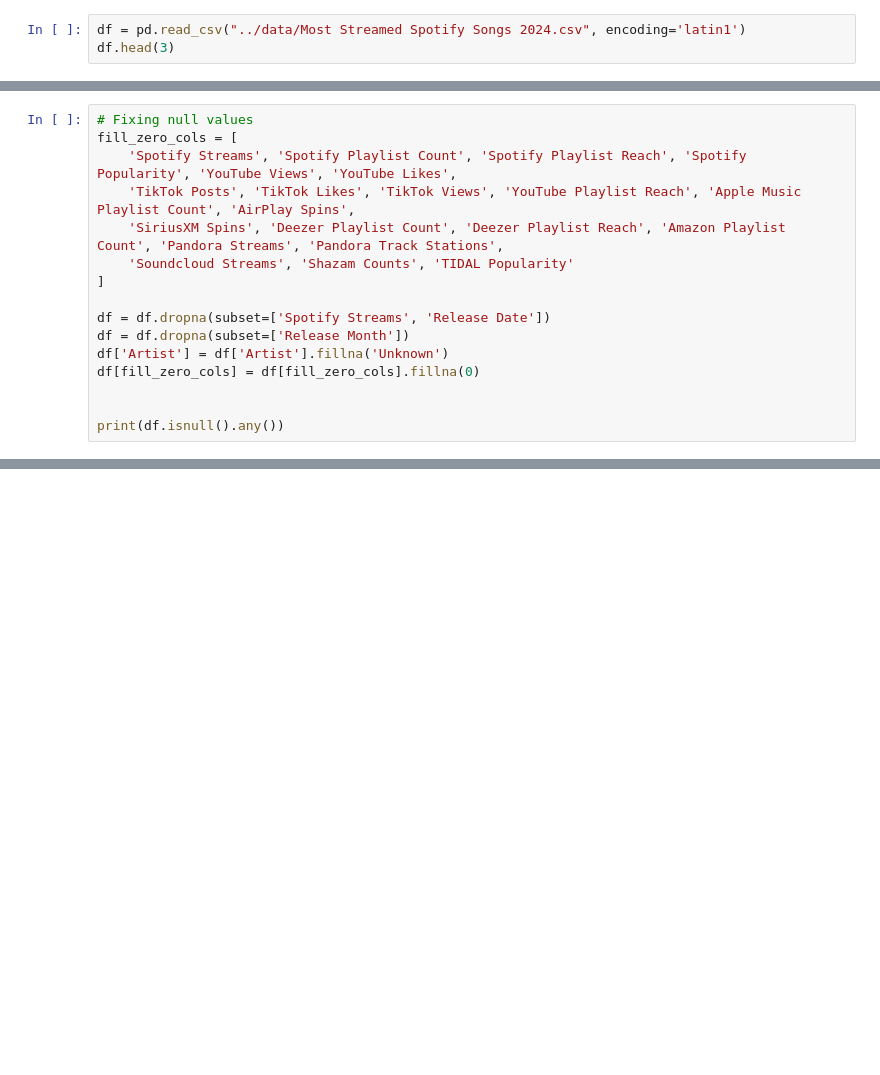
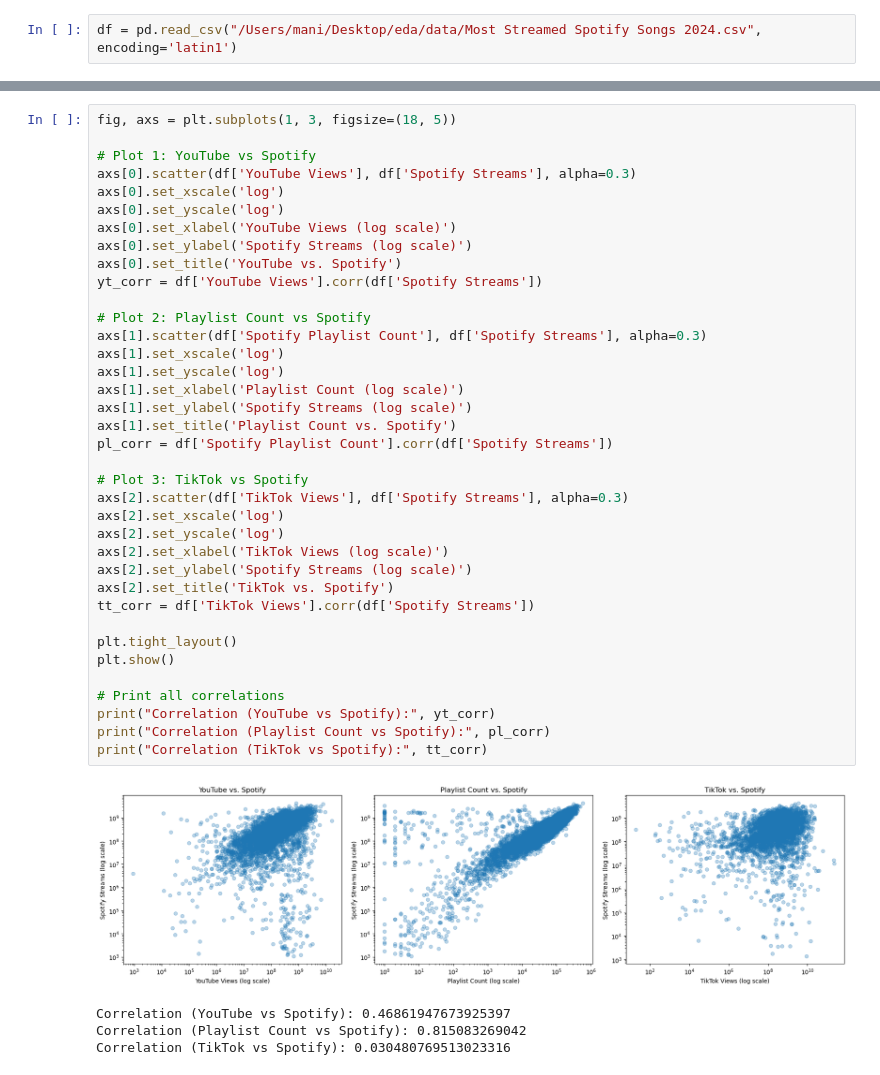
Before and after one commit to mani-atwal/Most-Streamed-Spotify-Songs-2024-Exploratory-Data-Analysis, a Jupyter notebook: final_project.ipynb, the cells around one changed output, grey strips where cells are left out. Drawn from its saved outputs; the diff is of its cells as text; blank space fills up the shorter version.

Commit message:
Initial visualizations and insights

```diff
--- a/final_project.ipynb
+++ b/final_project.ipynb
@@ -5,3 +8,2 @@ import plotly.express as px
 # %%
-df = pd.read_csv("../data/Most Streamed Spotify Songs 2024.csv", encoding='latin1')
-df.head(3)
+df = pd.read_csv("/Users/mani/Desktop/eda/data/Most Streamed Spotify Songs 2024.csv", encoding='latin1')
@@ -67,16 +38,0 @@ df['Release Date'] = pd.to_datetime(df['Release Date'], errors='coerce')
-# %%
-# Fixing null values
-fill_zero_cols = [
-    'Spotify Streams', 'Spotify Playlist Count', 'Spotify Playlist Reach', 'Spotify Popularity', 'YouTube Views', 'YouTube Likes',
-    'TikTok Posts', 'TikTok Likes', 'TikTok Views', 'YouTube Playlist Reach', 'Apple Music Playlist Count', 'AirPlay Spins',
-    'SiriusXM Spins', 'Deezer Playlist Count', 'Deezer Playlist Reach', 'Amazon Playlist Count', 'Pandora Streams', 'Pandora Track Stations',
-    'Soundcloud Streams', 'Shazam Counts', 'TIDAL Popularity'
-]
-
-df = df.dropna(subset=['Spotify Streams', 'Release Date'])
-df = df.dropna(subset=['Release Month'])
-df['Artist'] = df['Artist'].fillna('Unknown')
-df[fill_zero_cols] = df[fill_zero_cols].fillna(0)
-
-
-print(df.isnull().any())
@@ -100,0 +117,42 @@ dtype: bool
+# %%
+fig, axs = plt.subplots(1, 3, figsize=(18, 5))
+
+# Plot 1: YouTube vs Spotify
+axs[0].scatter(df['YouTube Views'], df['Spotify Streams'], alpha=0.3)
+axs[0].set_xscale('log')
+axs[0].set_yscale('log')
+axs[0].set_xlabel('YouTube Views (log scale)')
+axs[0].set_ylabel('Spotify Streams (log scale)')
+axs[0].set_title('YouTube vs. Spotify')
+yt_corr = df['YouTube Views'].corr(df['Spotify Streams'])
+
+# Plot 2: Playlist Count vs Spotify
+axs[1].scatter(df['Spotify Playlist Count'], df['Spotify Streams'], alpha=0.3)
+axs[1].set_xscale('log')
+axs[1].set_yscale('log')
+axs[1].set_xlabel('Playlist Count (log scale)')
+axs[1].set_ylabel('Spotify Streams (log scale)')
+axs[1].set_title('Playlist Count vs. Spotify')
+pl_corr = df['Spotify Playlist Count'].corr(df['Spotify Streams'])
+
+# Plot 3: TikTok vs Spotify
+axs[2].scatter(df['TikTok Views'], df['Spotify Streams'], alpha=0.3)
+axs[2].set_xscale('log')
+axs[2].set_yscale('log')
+axs[2].set_xlabel('TikTok Views (log scale)')
+axs[2].set_ylabel('Spotify Streams (log scale)')
+axs[2].set_title('TikTok vs. Spotify')
+tt_corr = df['TikTok Views'].corr(df['Spotify Streams'])
+
+plt.tight_layout()
+plt.show()
+
+# Print all correlations
+print("Correlation (YouTube vs Spotify):", yt_corr)
+print("Correlation (Playlist Count vs Spotify):", pl_corr)
+print("Correlation (TikTok vs Spotify):", tt_corr)
+# %% [output]
+[figure, added]
+Correlation (YouTube vs Spotify): 0.46861947673925397
+Correlation (Playlist Count vs Spotify): 0.815083269042
+Correlation (TikTok vs Spotify): 0.030480769513023316
```
Also changed, not shown: parts of 18 cells of this notebook.
